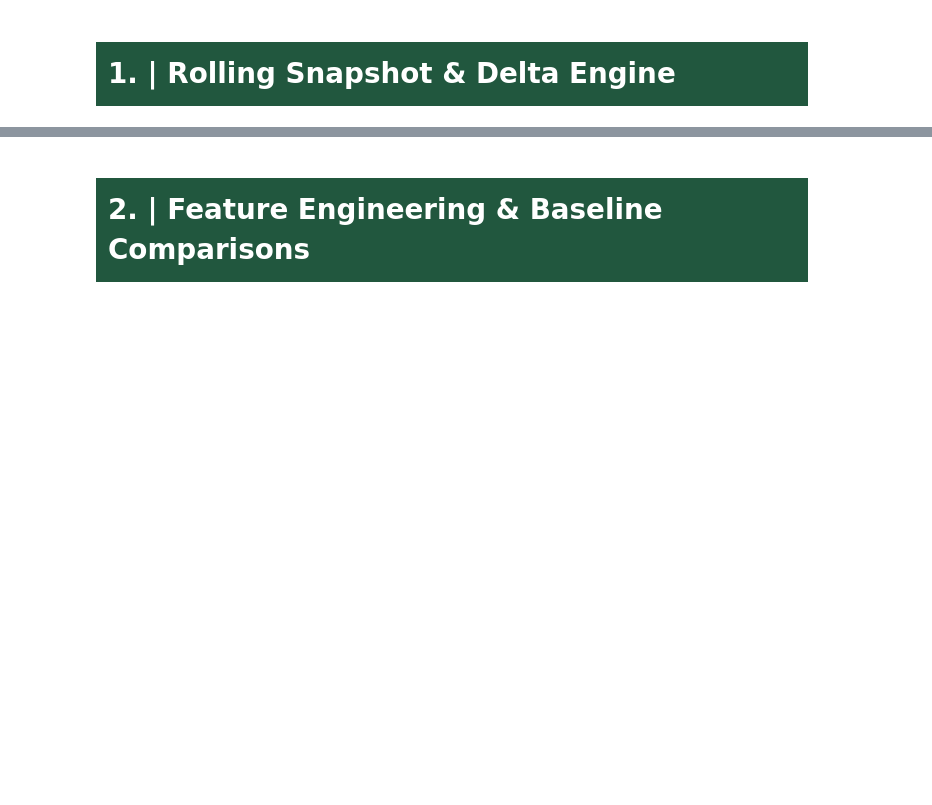
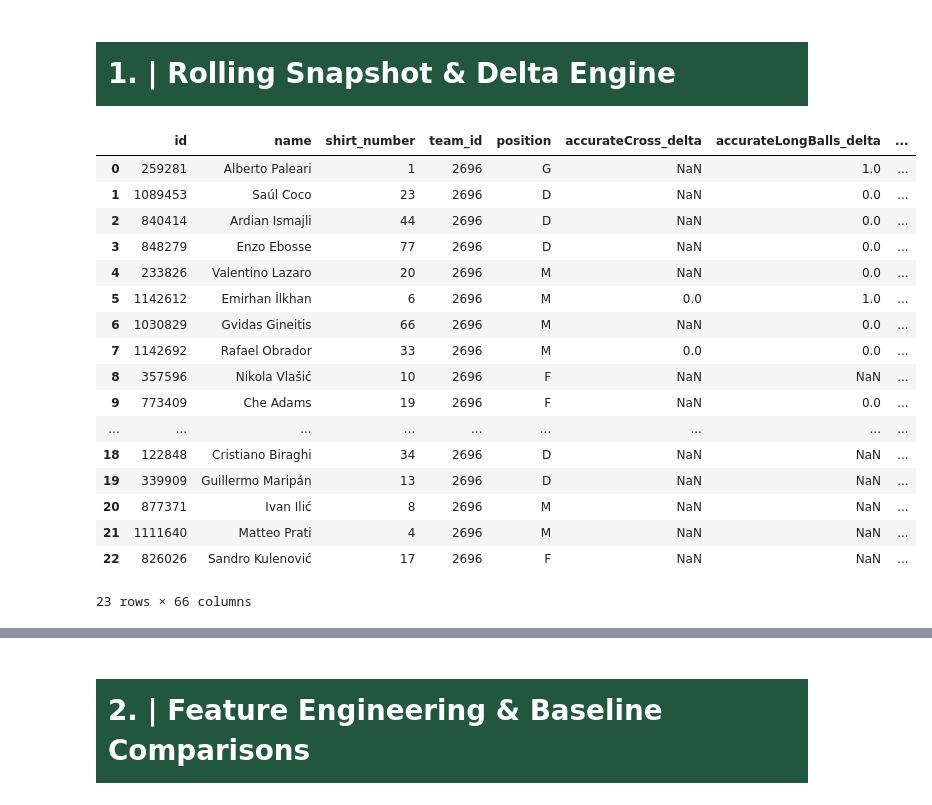
Before and after one commit to AI-Assistant-for-Football-Tactical/AI, a Jupyter notebook: in_match.ipynb, the cells around one changed output, grey strips where cells are left out. Saved outputs shown, nothing was run; the diff lists cells and outputs as text; code cells hidden in the pictures; blank space fills up the shorter version.

```diff
--- a/in_match.ipynb
+++ b/in_match.ipynb
@@ -515,3 +516,68 @@ features_df
 1 rows × 41 columns
 # %% [markdown]
 # <div style="font-family: Trebuchet MS; background-color:rgba(33, 87, 62, 1); color: #FFFFFF; padding: 12px; line-height: 1.5;">1. | Rolling Snapshot & Delta Engine </div>
+# %%
+def players_level_delta(players_df : DataFrame)-> DataFrame :
+    """
+    For each player, compute delta = snapshot_2 − snapshot_1 for every
+    numeric stat column.
+
+    Parameters
+    ----------
+    players_df : DataFrame
+        Must contain columns ending in ``_1`` and ``_2`` (two snapshots)
+        plus shared columns: id, name, shirt_number, team_id, position.
+
+    Returns
+    -------
+    DataFrame  with columns:
+        - shared identifiers (id, name, position …)
+        - every stat as ``<stat>_delta``
+    """
+    # shared_columns that won't be computed
+    shared_cols = ["id", "name", "shirt_number", "team_id", "position"]
+
+    # Identify all stat bases that have both _1 and _2 variants
+    cols_1 = {c.rsplit("_", 1)[0] for c in players_df.columns if c.endswith("_1")}
+    cols_2 = {c.rsplit("_", 1)[0] for c in players_df.columns if c.endswith("_2")}
+    stat_bases = sorted(cols_1 & cols_2)
+
+    # Build all columns in a dict first to avoid DataFrame fragmentation
+    col_data = {}
+    for base in stat_bases:
+        c1, c2 = f"{base}_1", f"{base}_2"
+        col_data[f"{base}_delta"] = (
+            pd.to_numeric(players_df[c2], errors="coerce").values
+            - pd.to_numeric(players_df[c1], errors="coerce").values
+        )
+
+    result = pd.concat(
+        [players_df[shared_cols].reset_index(drop=True),
+         pd.DataFrame(col_data)],
+        axis=1,
+    )
+
+    return result
+
+players = pd.read_csv('in_data_examples\work_data\lineups_and_stats.csv')
+output = players_level_delta(players)
+output
+# %% [output]
+|  | id | name | shirt_number | team_id | position | accurateCross_delta | accurateLongBalls_delta | ... |
+| 0 | 259281 | Alberto Paleari | 1 | 2696 | G | NaN | 1.0 | ... |
+| 1 | 1089453 | Saúl Coco | 23 | 2696 | D | NaN | 0.0 | ... |
+| 2 | 840414 | Ardian Ismajli | 44 | 2696 | D | NaN | 0.0 | ... |
+| 3 | 848279 | Enzo Ebosse | 77 | 2696 | D | NaN | 0.0 | ... |
+| 4 | 233826 | Valentino Lazaro | 20 | 2696 | M | NaN | 0.0 | ... |
+| 5 | 1142612 | Emirhan İlkhan | 6 | 2696 | M | 0.0 | 1.0 | ... |
+| 6 | 1030829 | Gvidas Gineitis | 66 | 2696 | M | NaN | 0.0 | ... |
+| 7 | 1142692 | Rafael Obrador | 33 | 2696 | M | 0.0 | 0.0 | ... |
+| 8 | 357596 | Nikola Vlašić | 10 | 2696 | F | NaN | NaN | ... |
+| 9 | 773409 | Che Adams | 19 | 2696 | F | NaN | 0.0 | ... |
+| ... | ... | ... | ... | ... | ... | ... | ... | ... |
+| 18 | 122848 | Cristiano Biraghi | 34 | 2696 | D | NaN | NaN | ... |
+| 19 | 339909 | Guillermo Maripán | 13 | 2696 | D | NaN | NaN | ... |
+| 20 | 877371 | Ivan Ilić | 8 | 2696 | M | NaN | NaN | ... |
+| 21 | 1111640 | Matteo Prati | 4 | 2696 | M | NaN | NaN | ... |
+| 22 | 826026 | Sandro Kulenović | 17 | 2696 | F | NaN | NaN | ... |
+23 rows × 66 columns
```
Also changed, not shown: parts of 6 cells of this notebook, 1 other file.
